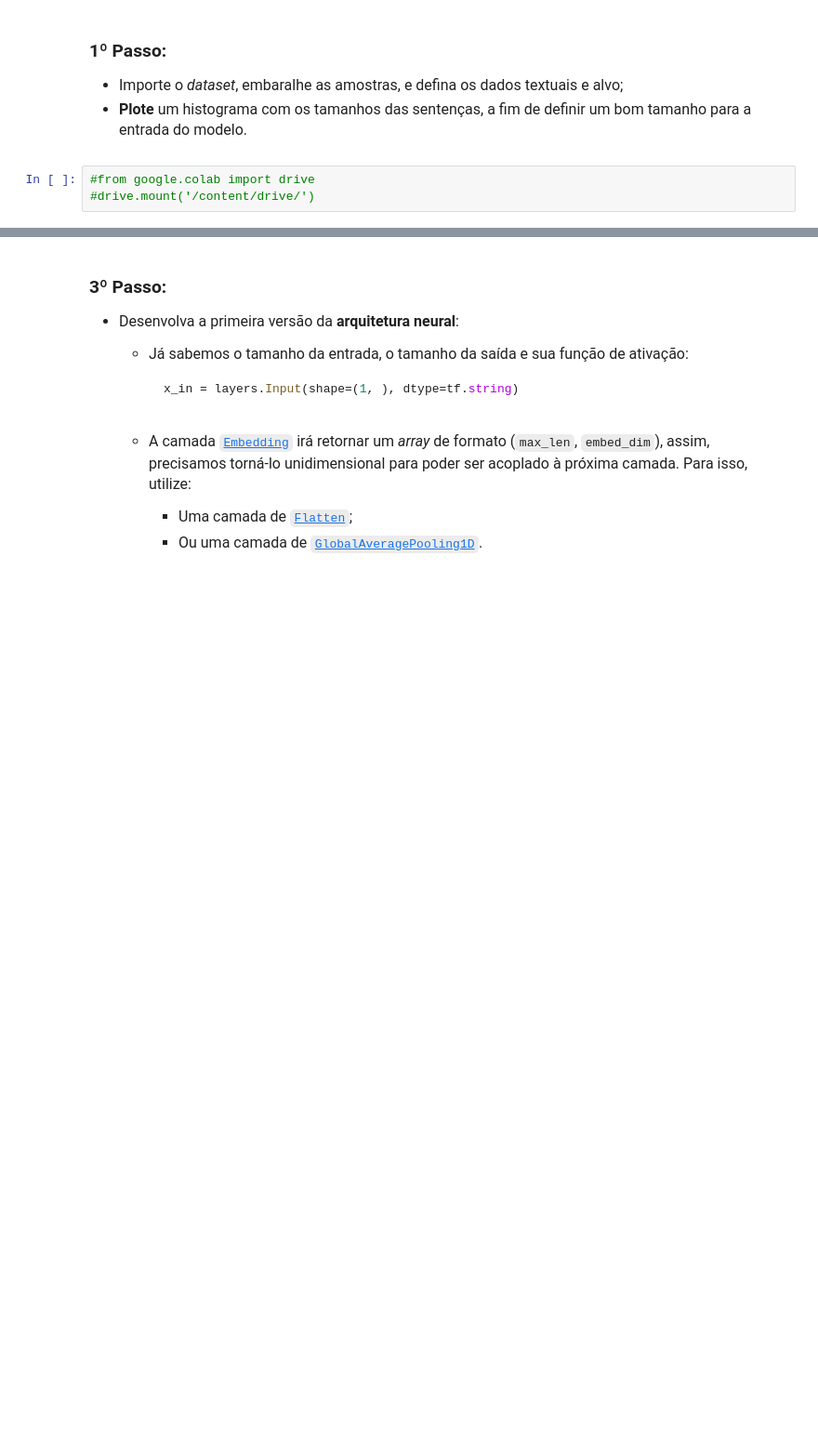
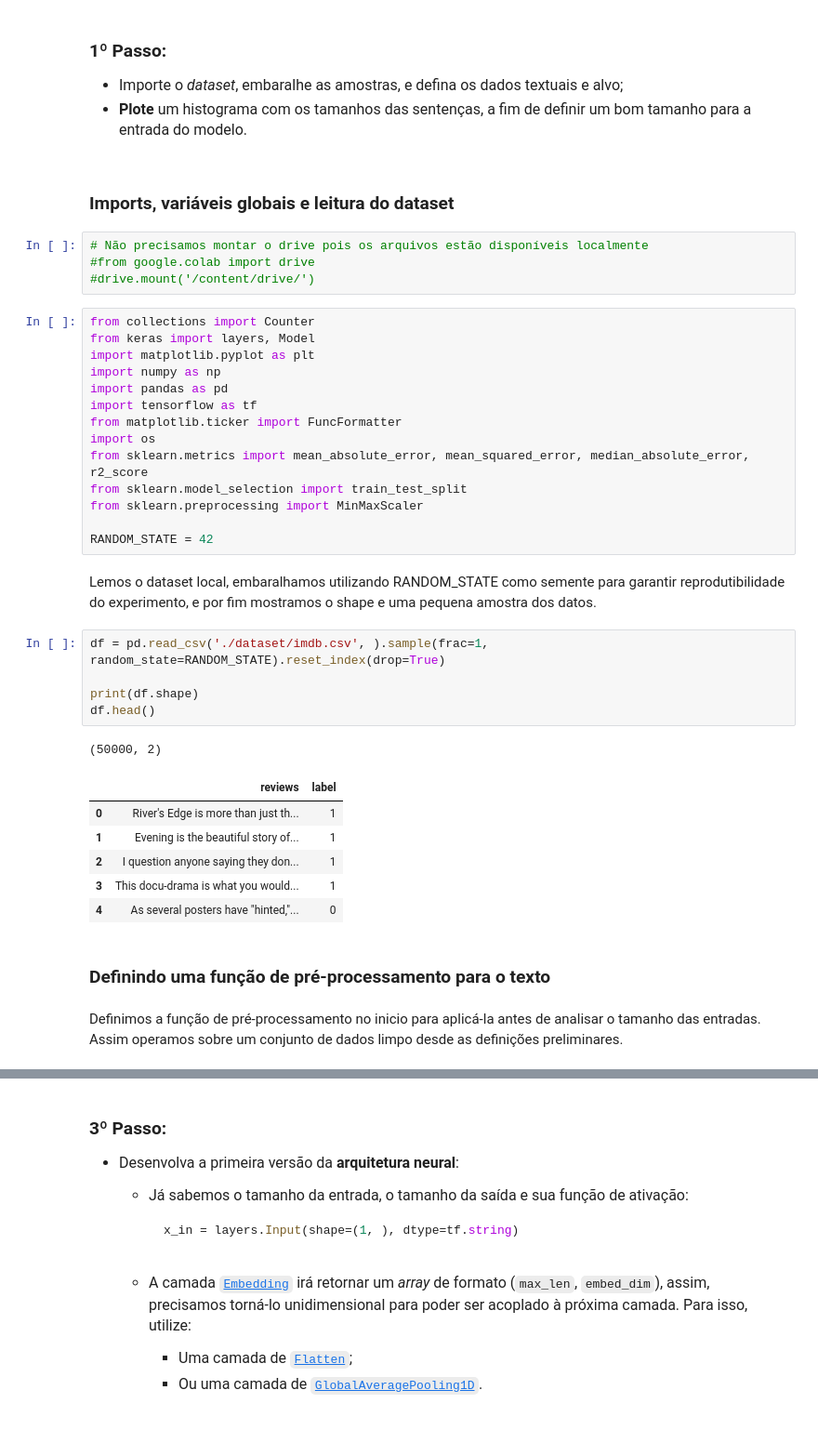
Before and after one commit to gilcesarf/imd1107-202601, a Jupyter notebook: 3-unidade/atividade2.ipynb, the cells around one changed output, grey strips where cells are left out. Shown at 93% size. Saved outputs shown, nothing was run; the diff lists cells and outputs as text; blank space fills up the shorter version.

```diff
--- a/3-unidade/atividade2.ipynb
+++ b/3-unidade/atividade2.ipynb
@@ -19,6 +19,42 @@ Vamos realizar uma tarefa de **análise de sentimentos** com o conjundo de dados
 
 - Importe o *dataset*, embaralhe as amostras, e defina os dados textuais e alvo;
 - **Plote** um histograma com os tamanhos das sentenças, a fim de definir um bom tamanho para a entrada do modelo.
+# %% [markdown]
+### **Imports, variáveis globais e leitura do dataset**
 # %%
+# Não precisamos montar o drive pois os arquivos estão disponíveis localmente
 #from google.colab import drive
 #drive.mount('/content/drive/')
+# %%
+from collections import Counter
+from keras import layers, Model
+import matplotlib.pyplot as plt
+import numpy as np
+import pandas as pd
+import tensorflow as tf
+from matplotlib.ticker import FuncFormatter
+import os
+from sklearn.metrics import mean_absolute_error, mean_squared_error, median_absolute_error, r2_score
+from sklearn.model_selection import train_test_split
+from sklearn.preprocessing import MinMaxScaler
+
+RANDOM_STATE = 42
+# %% [markdown]
+Lemos o dataset local, embaralhamos utilizando RANDOM_STATE como semente para garantir reprodutibilidade do experimento, e por fim mostramos o shape e uma pequena amostra dos datos.
+# %%
+df = pd.read_csv('./dataset/imdb.csv', ).sample(frac=1, random_state=RANDOM_STATE).reset_index(drop=True)
+
+print(df.shape)
+df.head()
+# %% [output]
+(50000, 2)
+|  | reviews | label |
+| 0 | River's Edge is more than just th... | 1 |
+| 1 | Evening is the beautiful story of... | 1 |
+| 2 | I question anyone saying they don... | 1 |
+| 3 | This docu-drama is what you would... | 1 |
+| 4 | As several posters have "hinted,"... | 0 |
+# %% [markdown]
+### Definindo uma função de pré-processamento para o texto
+# %% [markdown]
+Definimos a função de pré-processamento no inicio para aplicá-la antes de analisar o tamanho das entradas. Assim operamos sobre um conjunto de dados limpo desde as definições preliminares.
```
Also changed, not shown: parts of 42 cells of this notebook.
